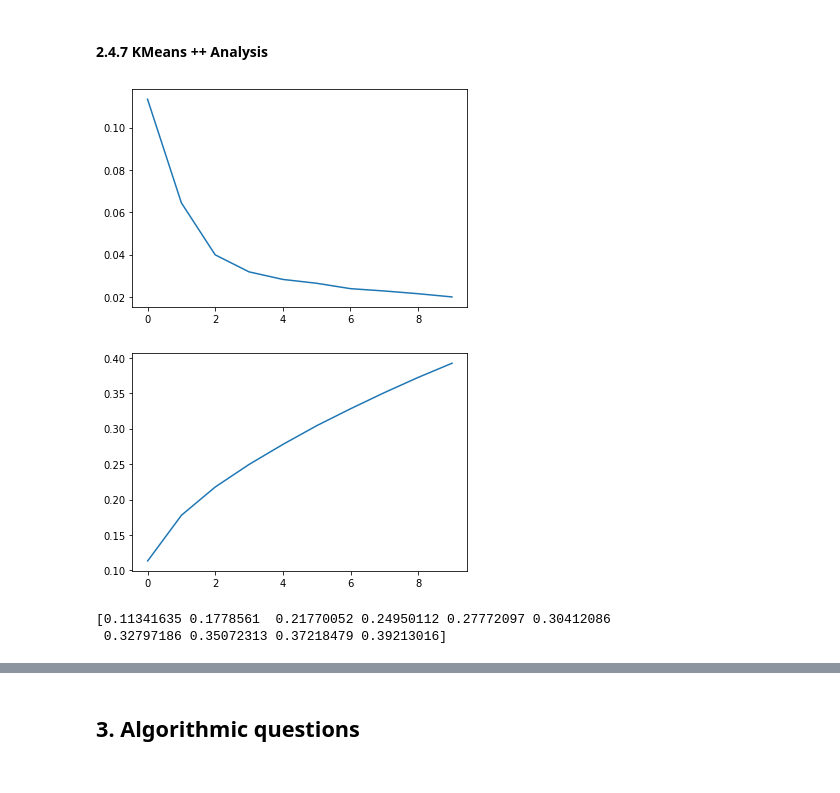
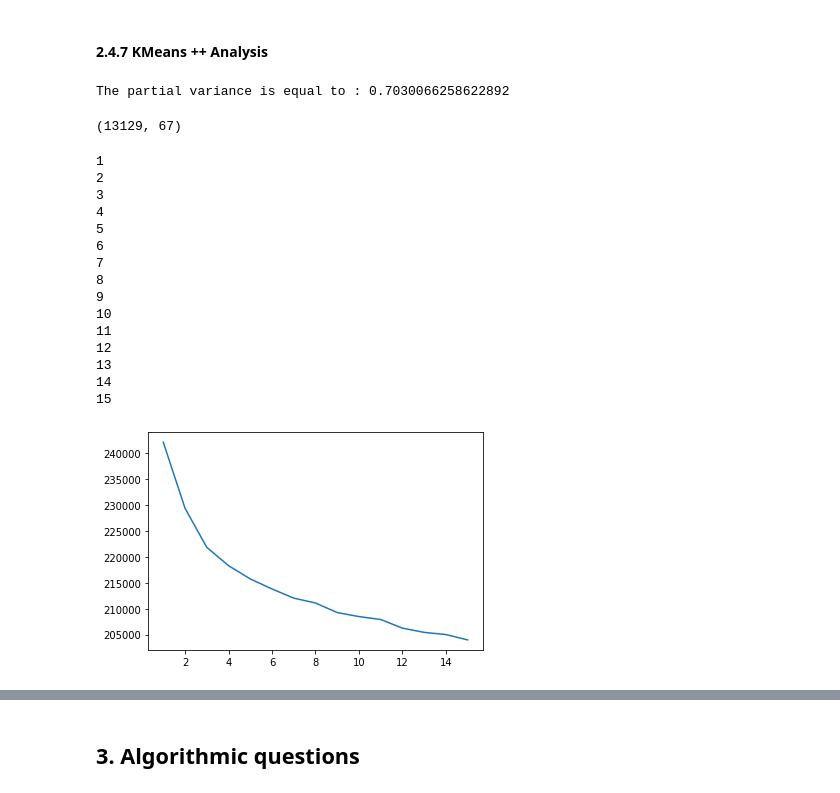
Before and after one commit to pommier1989235/ADM_HW4, a Jupyter notebook: Question_2+Algo_question.ipynb, the cells around one changed output, grey strips where cells are left out. Saved outputs shown, nothing was run; the diff lists cells and outputs as text; code cells hidden in the pictures.

```diff
--- a/Question_2+Algo_question.ipynb
+++ b/Question_2+Algo_question.ipynb
@@ -746,12 +637,12 @@ merged_df[['track_genre_top', 'track_genres','track_genres_all']]
 # %%
 df = pd.merge(features, tracks, on='track_id', how='left')
 # %%
-#drop columns with too few values ???
+#drop columns with too few values (almost the half)
 col_dropped=[]
 for col in df.columns:
     nb_missed = df[col].isna().sum()
     n = df.shape[0]
-    if nb_missed > 5000 :
+    if nb_missed > 50000 :
         print(col)
         col_dropped.append(col)
         df.drop([col], axis = 1, inplace = True)
@@ -762,38 +653,60 @@ for col in df.columns:
     if ('date' in col) or ('year' in col):
         df[col] = pd.to_numeric(pd.to_datetime(df[col], format = "%Y-%m-%d %H:%M:%S"))
 
-#encoded value
-le = preprocessing.LabelEncoder()
+# store and encode object values + store numerical value in two different DataFrame
+encoded_df2 = pd.DataFrame()
+num_df2 = pd.DataFrame()
+
 for col in df.columns:
+
     #columns with non-numeric values
     if df[col].dtype == object :
         #replace missing values by 'None'
         df[col].fillna("None", inplace = True)
         le = preprocessing.LabelEncoder()
-        df[col]= le.fit_transform(df[col])
-    elif df[col].dtype == float :
-        #replace missing values by 0.
-        df[col].fillna(0., inplace = True)
-    elif df[col].dtype == int:
-        #replace missing values by 0
-        df[col].fillna(0, inplace = True)
+        encoded_df2[col]= le.fit_transform(merged_df[col])
+
+    #columns with numeric values
+    else :
+        #replace missing values by the mean of the column
+        df[col].fillna(df[col].mean(), inplace = True)
+        num_df2[col] = merged_df[col]
 # %%
 #normalize for ACP
-X1 = df.to_numpy()
+X1 = num_df2.to_numpy()
 Z1 = preprocessing.StandardScaler().fit_transform(X1) # normalize
 
-pca = PCA(n_components=10)
+pca = PCA(n_components=51)
 A = pca.fit_transform(Z1)
-# %%
-plt.plot(pca.explained_variance_ratio_)
-plt.show()
-
-plt.plot(np.cumsum(pca.explained_variance_ratio_))
-plt.show()
-
-print(np.cumsum(pca.explained_variance_ratio_))
-# %% [output]
-[figure, removed]
-[figure, removed]
-[0.11341635 0.1778561  0.21770052 0.24950112 0.27772097 0.30412086
- 0.32797186 0.35072313 0.37218479 0.39213016]
+# %%
+print("The partial variance is equal to :", np.cumsum(pca.explained_variance_ratio_)[-1])
+# %% [output]
+The partial variance is equal to : 0.7030066258622892
+# %%
+X2 = encoded_df2.to_numpy()
+Z2 = preprocessing.StandardScaler().fit_transform(X2)
+
+# final reducted matrix
+Z2 = np.hstack((A, Z2))
+Z2.shape
+# %% [output]
+(13129, 67)
+# %%
+K, inertia = elbow_method(Z2, 2, 15)
+# %% [output]
+1
+2
+3
+4
+5
+6
+7
+8
+9
+10
+11
+12
+13
+14
+15
+[figure, added]
```
Also changed, not shown: parts of 55 cells of this notebook.
